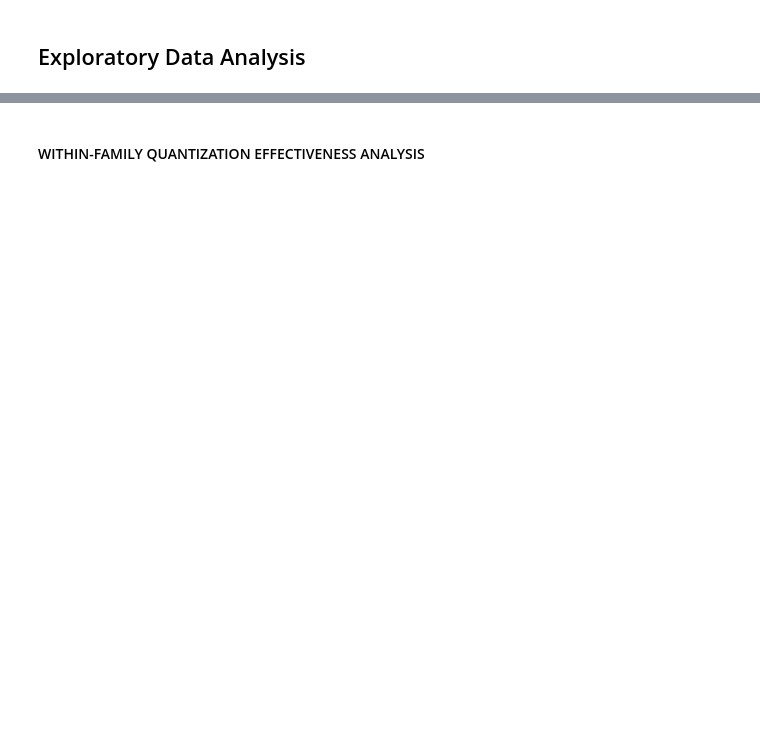
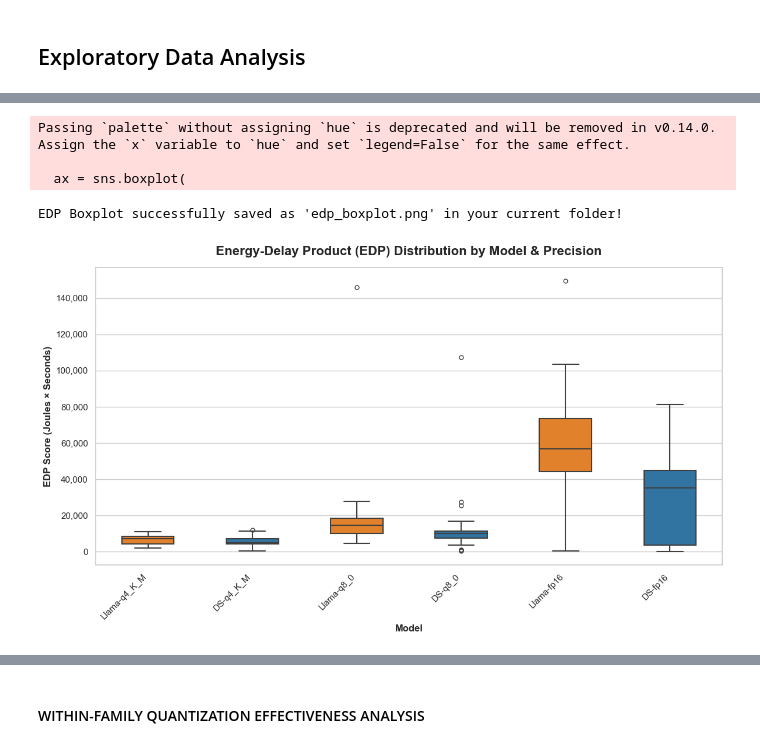
Before and after one commit to wmarcu/cs4575-llm-comparison, a Jupyter notebook: results/data-analysis.ipynb, the cells around one changed output, grey strips where cells are left out. Cells and saved outputs as stored; diff of their text form; code cells hidden in the pictures; blank space fills up the shorter version.

Commit message:
Added analysis for Effect Size, EDP, Volatility

```diff
--- a/results/data-analysis.ipynb
+++ b/results/data-analysis.ipynb
@@ -279,0 +536,48 @@ for llama_name, ds_name, precision in model_pairs:
+# %%
+# Make sure EDP is calculated for all rows
+clean_df['EDP_Score'] = clean_df['Total_Energy_Joules'] * clean_df['Total_Time_Seconds']
+
+clean_df['Short_Name'] = clean_df['Model'].str.replace('deepseek-r1_8b-llama-distill-', 'DS-').str.replace('llama3.1_8b-instruct-', 'Llama-')
+
+edp_order = [
+    'Llama-q4_K_M', 'DS-q4_K_M',
+    'Llama-q8_0', 'DS-q8_0',
+    'Llama-fp16', 'DS-fp16'
+]
+
+# Set up the visual style
+plt.figure(figsize=(12, 7))
+sns.set_theme(style="whitegrid")
+
+# Create the Boxplot
+ax = sns.boxplot(
+    data=clean_df,
+    x='Short_Name',
+    y='EDP_Score',
+    order=edp_order,
+    # UPDATED: Orange for Llama, Blue for DS to match the new order
+    palette=['#ff7f0e', '#1f77b4', '#ff7f0e', '#1f77b4', '#ff7f0e', '#1f77b4'],
+    width=0.5,
+    fliersize=5, # We KEEP the outlier dots to show volatility!
+    linewidth=1.5
+)
+
+# Add clear labels and title
+plt.title('Energy-Delay Product (EDP) Distribution by Model & Precision', fontsize=16, fontweight='bold', pad=15)
+plt.ylabel('EDP Score (Joules × Seconds)', fontsize=12, fontweight='bold')
+plt.xlabel('Model', fontsize=12, fontweight='bold')
+plt.xticks(rotation=45, ha='right', fontsize=11)
+
+# Format the Y-axis to avoid scientific notation
+ax.yaxis.set_major_formatter(plt.FuncFormatter(lambda x, loc: "{:,}".format(int(x))))
+
+# Save the plot securely without clipping labels
+plt.tight_layout()
+plt.savefig('edp_boxplot.png', dpi=300)
+print("EDP Boxplot successfully saved as 'edp_boxplot.png' in your current folder!")
+# %% [output]
+Passing `palette` without assigning `hue` is deprecated and will be removed in v0.14.0. Assign the `x` variable to `hue` and set `legend=False` for the same effect.
+
+  ax = sns.boxplot(
+EDP Boxplot successfully saved as 'edp_boxplot.png' in your current folder!
+[figure, added]
```
Also changed, not shown: parts of 23 cells of this notebook.
